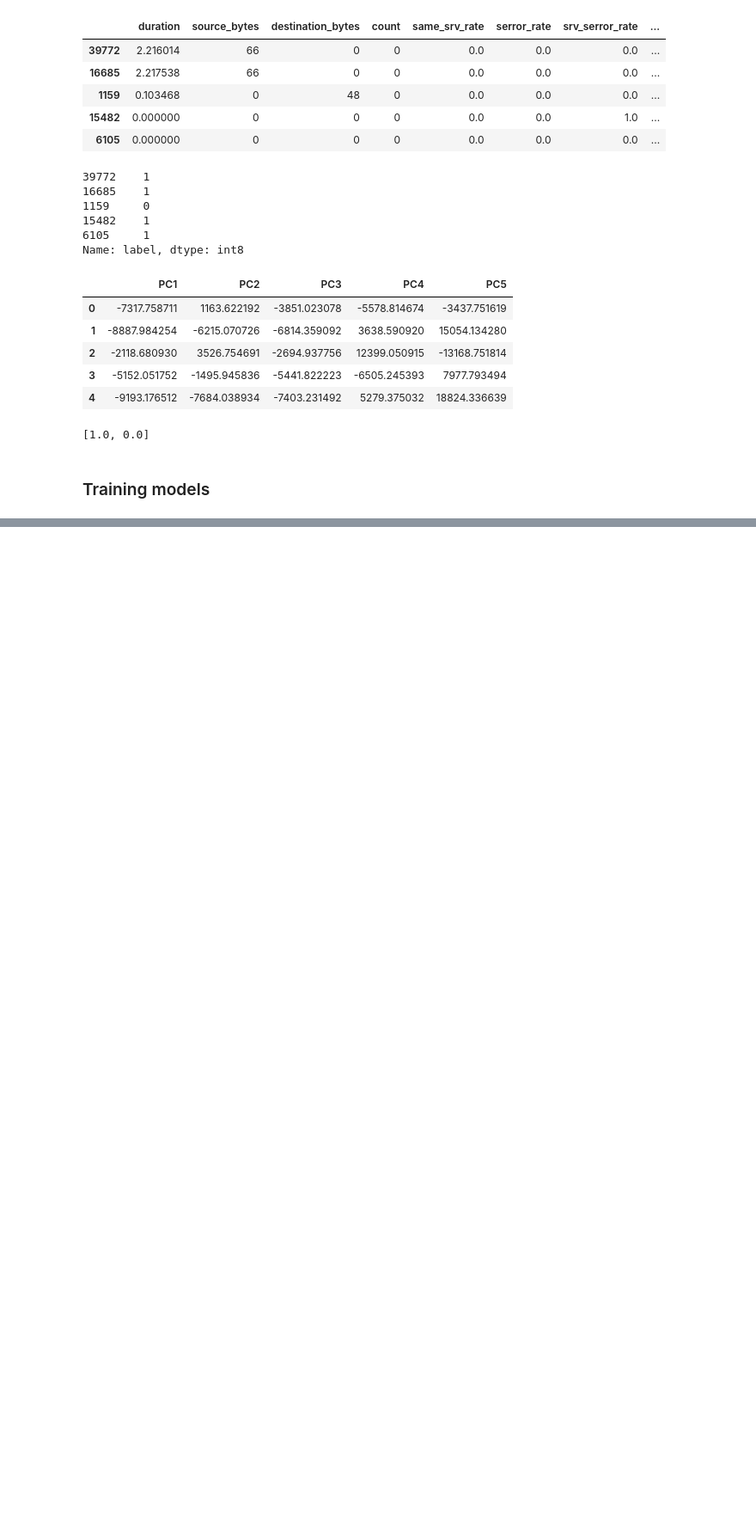
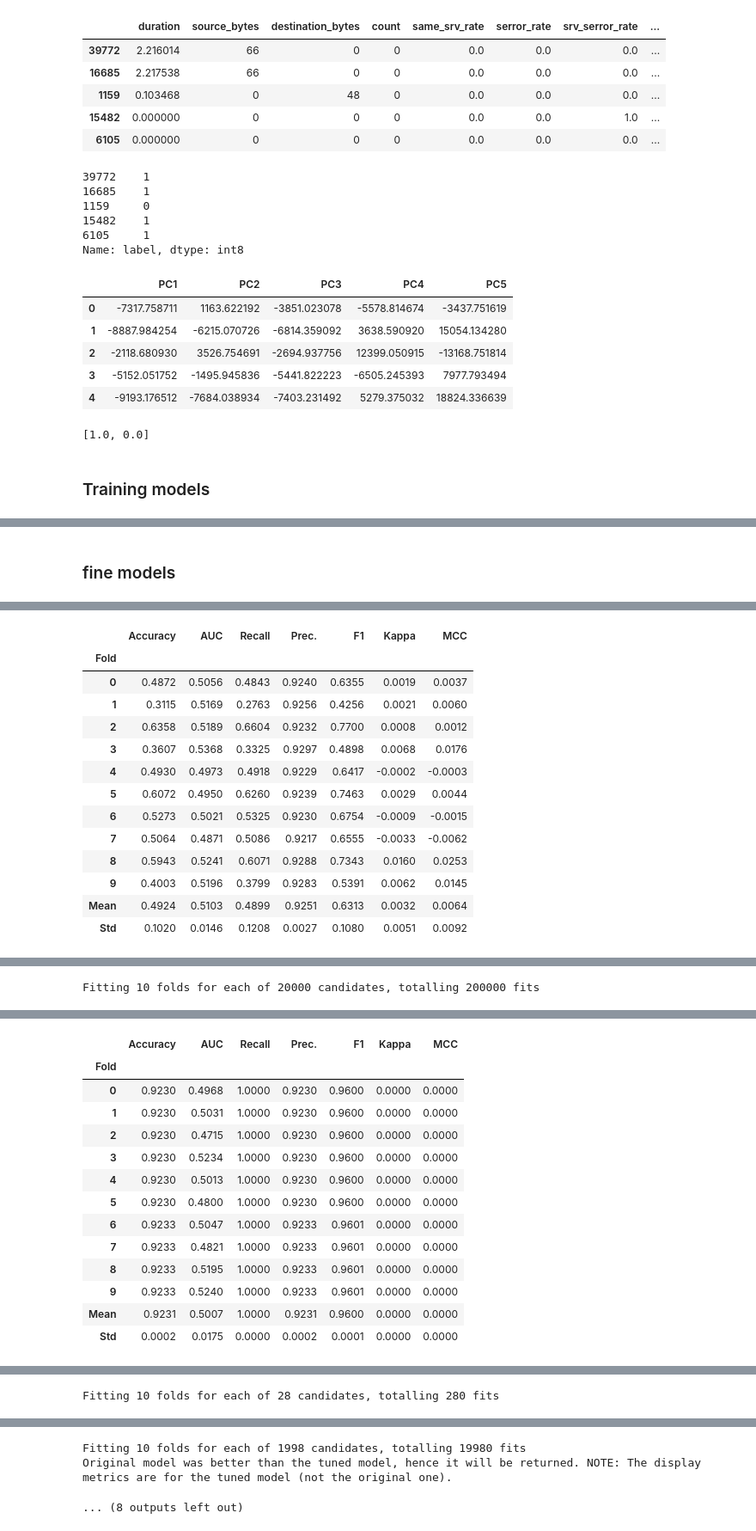
Before and after one commit to Backup8Bits/mlops-model, a Jupyter notebook: notebooks/eda_network.ipynb, the cells around one changed output, grey strips where cells are left out. Shown: that part at 86% size. Cells and saved outputs as stored; diff of their text form; code cells hidden in the pictures; blank space fills up the shorter version.

```diff
--- a/notebooks/eda_network.ipynb
+++ b/notebooks/eda_network.ipynb
@@ -488,0 +507,15 @@ best_model = compare_models()
+# %% [markdown]
+### fine models
+# %%
+tuned_models = []
+
+for model in best_models:
+    tuned_model = tune_model(
+        model,
+        search_library="scikit-learn",
+        search_algorithm="grid",
+        n_iter=20,
+        optimize="AUC",
+    )
+    tuned_models.append(tuned_model)
+# %% [output]
@@ -488,0 +523,14 @@ best_model = compare_models()
+|  | Accuracy | AUC | Recall | Prec. | F1 | Kappa | MCC |
+| Fold |  |  |  |  |  |  |  |
+| 0 | 0.4872 | 0.5056 | 0.4843 | 0.9240 | 0.6355 | 0.0019 | 0.0037 |
+| 1 | 0.3115 | 0.5169 | 0.2763 | 0.9256 | 0.4256 | 0.0021 | 0.0060 |
+| 2 | 0.6358 | 0.5189 | 0.6604 | 0.9232 | 0.7700 | 0.0008 | 0.0012 |
+| 3 | 0.3607 | 0.5368 | 0.3325 | 0.9297 | 0.4898 | 0.0068 | 0.0176 |
+| 4 | 0.4930 | 0.4973 | 0.4918 | 0.9229 | 0.6417 | -0.0002 | -0.0003 |
+| 5 | 0.6072 | 0.4950 | 0.6260 | 0.9239 | 0.7463 | 0.0029 | 0.0044 |
+| 6 | 0.5273 | 0.5021 | 0.5325 | 0.9230 | 0.6754 | -0.0009 | -0.0015 |
+| 7 | 0.5064 | 0.4871 | 0.5086 | 0.9217 | 0.6555 | -0.0033 | -0.0062 |
+| 8 | 0.5943 | 0.5241 | 0.6071 | 0.9288 | 0.7343 | 0.0160 | 0.0253 |
+| 9 | 0.4003 | 0.5196 | 0.3799 | 0.9283 | 0.5391 | 0.0062 | 0.0145 |
+| Mean | 0.4924 | 0.5103 | 0.4899 | 0.9251 | 0.6313 | 0.0032 | 0.0064 |
+| Std | 0.1020 | 0.0146 | 0.1208 | 0.0027 | 0.1080 | 0.0051 | 0.0092 |
@@ -488,0 +538 @@ best_model = compare_models()
+Fitting 10 folds for each of 20000 candidates, totalling 200000 fits
@@ -488,0 +540,14 @@ best_model = compare_models()
+|  | Accuracy | AUC | Recall | Prec. | F1 | Kappa | MCC |
+| Fold |  |  |  |  |  |  |  |
+| 0 | 0.9230 | 0.4968 | 1.0000 | 0.9230 | 0.9600 | 0.0000 | 0.0000 |
+| 1 | 0.9230 | 0.5031 | 1.0000 | 0.9230 | 0.9600 | 0.0000 | 0.0000 |
+| 2 | 0.9230 | 0.4715 | 1.0000 | 0.9230 | 0.9600 | 0.0000 | 0.0000 |
+| 3 | 0.9230 | 0.5234 | 1.0000 | 0.9230 | 0.9600 | 0.0000 | 0.0000 |
+| 4 | 0.9230 | 0.5013 | 1.0000 | 0.9230 | 0.9600 | 0.0000 | 0.0000 |
+| 5 | 0.9230 | 0.4800 | 1.0000 | 0.9230 | 0.9600 | 0.0000 | 0.0000 |
+| 6 | 0.9233 | 0.5047 | 1.0000 | 0.9233 | 0.9601 | 0.0000 | 0.0000 |
+| 7 | 0.9233 | 0.4821 | 1.0000 | 0.9233 | 0.9601 | 0.0000 | 0.0000 |
+| 8 | 0.9233 | 0.5195 | 1.0000 | 0.9233 | 0.9601 | 0.0000 | 0.0000 |
+| 9 | 0.9233 | 0.5240 | 1.0000 | 0.9233 | 0.9601 | 0.0000 | 0.0000 |
+| Mean | 0.9231 | 0.5007 | 1.0000 | 0.9231 | 0.9600 | 0.0000 | 0.0000 |
+| Std | 0.0002 | 0.0175 | 0.0000 | 0.0002 | 0.0001 | 0.0000 | 0.0000 |
@@ -488,0 +555 @@ best_model = compare_models()
+Fitting 10 folds for each of 28 candidates, totalling 280 fits
@@ -488,0 +572,3 @@ best_model = compare_models()
+Fitting 10 folds for each of 1998 candidates, totalling 19980 fits
+Original model was better than the tuned model, hence it will be returned. NOTE: The display metrics are for the tuned model (not the original one).
+... (8 outputs left out)
```
Also changed, not shown: parts of 7 cells of this notebook, 4 other files.
